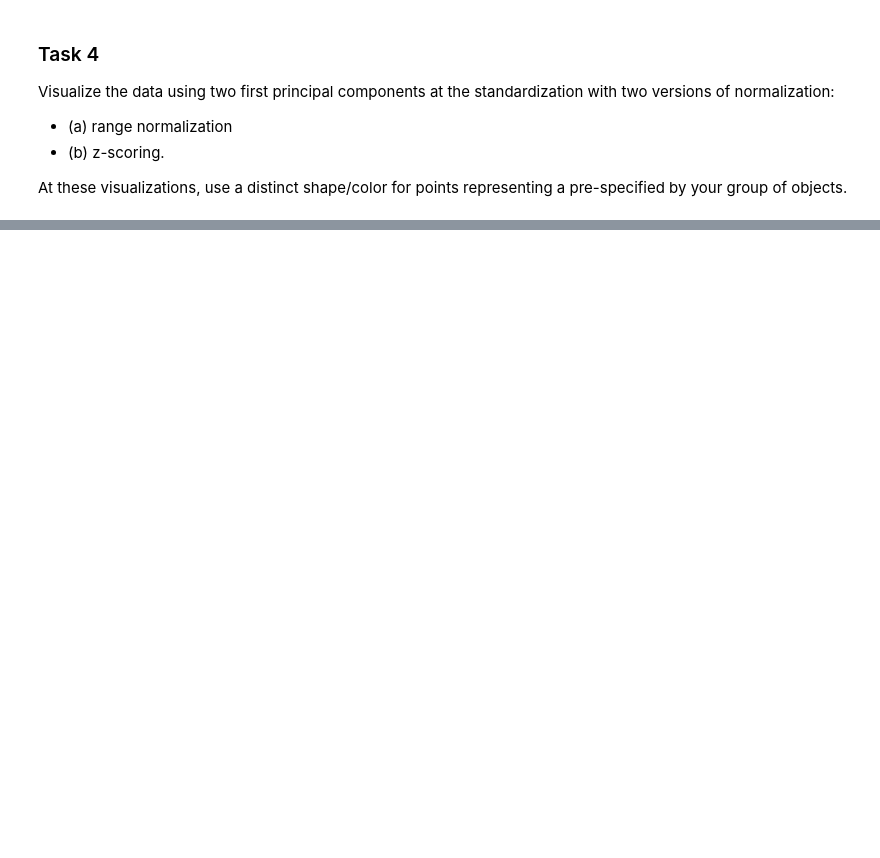
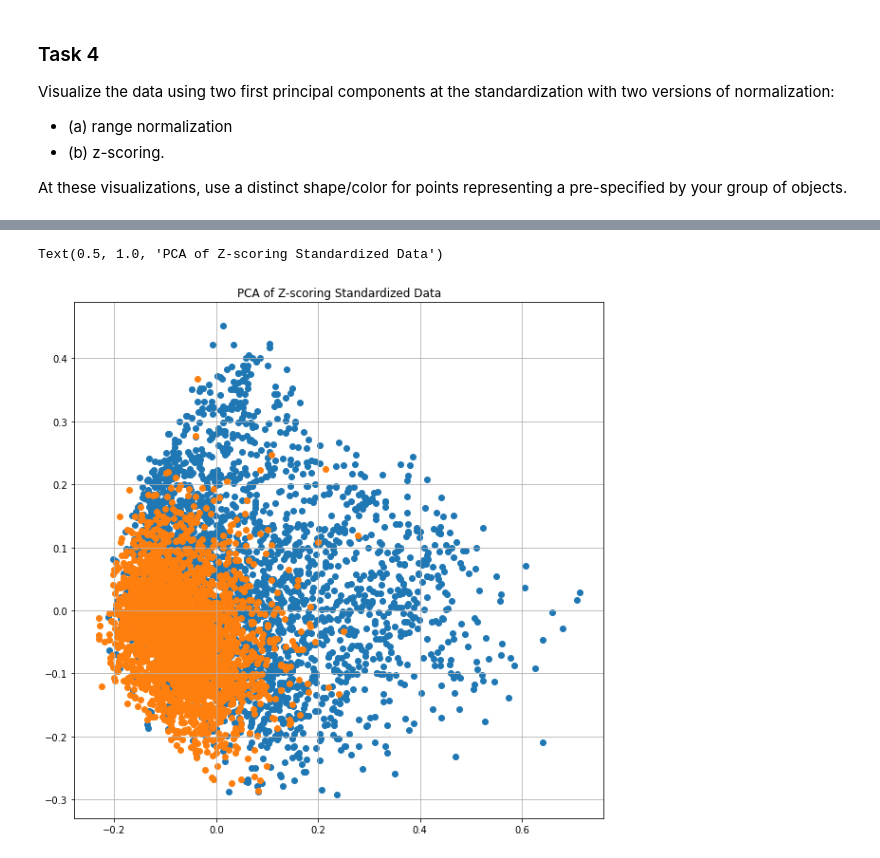
Before and after one commit to TrellixVulnTeam/Modern_Methods_of_Data_Analysis_W8LU, a Jupyter notebook: PCA_SVD.ipynb, the cells around one changed output, grey strips where cells are left out. Saved outputs shown, nothing was run; the diff lists cells and outputs as text; code cells hidden in the pictures; blank space fills up the shorter version.

```diff
--- a/PCA_SVD.ipynb
+++ b/PCA_SVD.ipynb
@@ -527,0 +233,16 @@ plt.show()
+# %%
+Z_zscore, Mu_zscore, C = svd(df_z, full_matrices=False)
+z_z0 = Z_zscore[:, 0]*np.sqrt(Mu_zscore[0])
+z_z1 = -Z_zscore[:, 1]*np.sqrt(Mu_zscore[1])
+
+plt.figure(figsize=(10, 10))
+for label in unique_labels:
+    label_rows = np.where(labels == label)
+    label_z_z0 = z_z0[label_rows]
+    label_z_z1 = z_z1[label_rows]
+    plt.scatter(label_z_z0, label_z_z1, label=label)
+plt.grid()
+plt.title("PCA of Z-scoring Standardized Data")
+# %% [output]
+Text(0.5, 1.0, 'PCA of Z-scoring Standardized Data')
+[figure, added]
```
Also changed, not shown: parts of 62 cells of this notebook, 5 other files.
